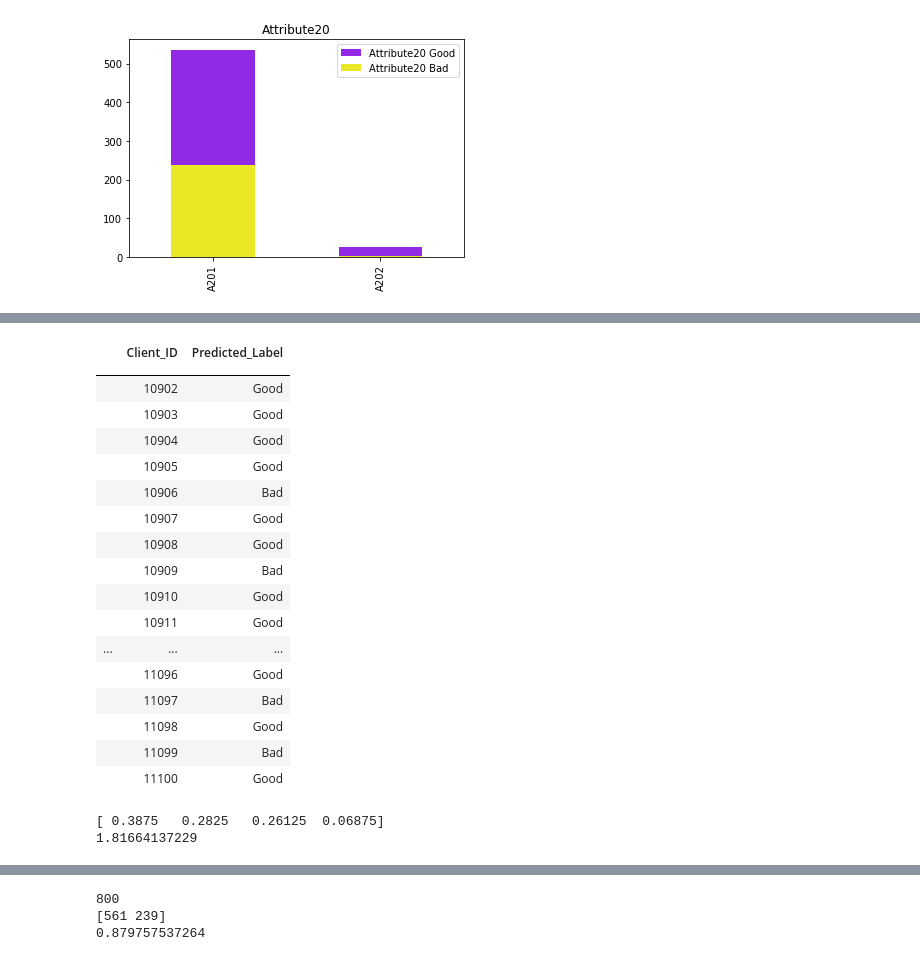
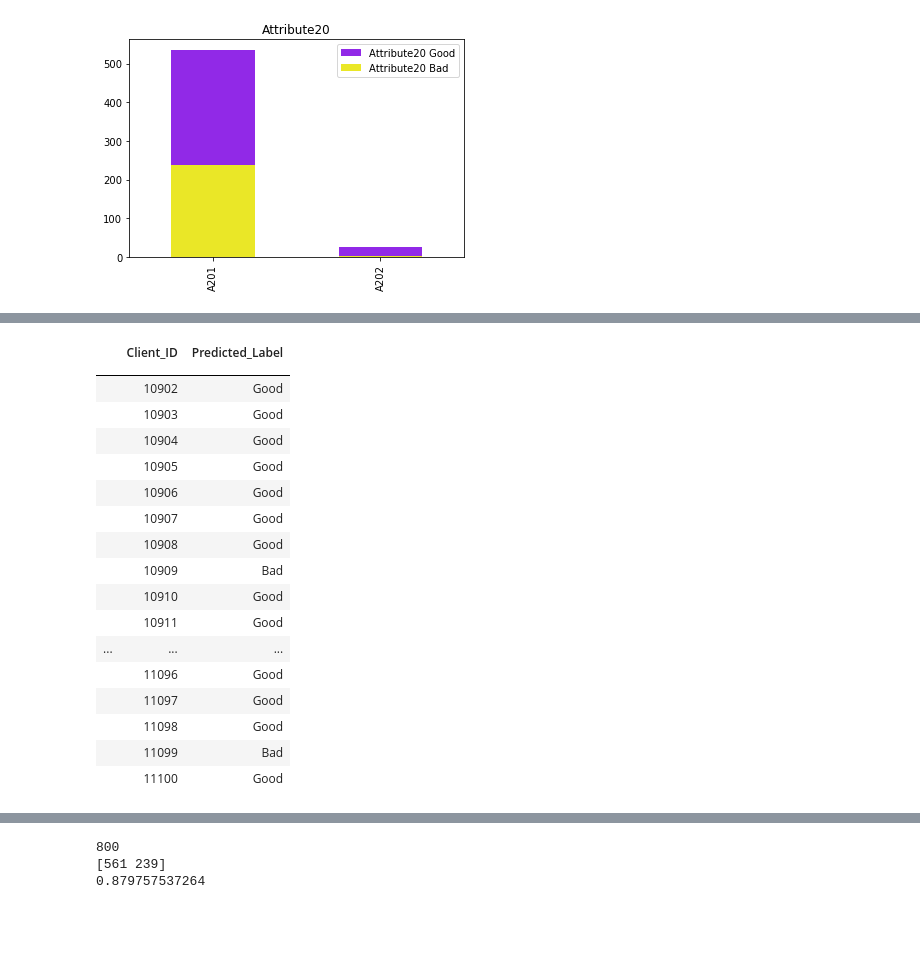
Before and after one commit to deniaAthanasakou/Texnikes-Exoruxhs-Dedomenwn, a Jupyter notebook: εργασια2/program.ipynb, the cells around one changed output, grey strips where cells are left out. Saved outputs shown, nothing was run; the diff lists cells and outputs as text; code cells hidden in the pictures; blank space fills up the shorter version.

```diff
--- a/εργασια2/program.ipynb
+++ b/εργασια2/program.ipynb
@@ -43,8 +21,14 @@ bad = df[df["Label"]==2]    #bad
 # %%
+df = pd.read_csv('train.tsv',sep='\t',encoding="utf-8")
+
+good = df[df["Label"]==1]    #good
+bad = df[df["Label"]==2]    #bad
+
 #Numericals
 Attributes = ["Attribute2","Attribute5","Attribute8","Attribute11","Attribute13","Attribute16","Attribute18"]
 
 for attribute in Attributes:
+
     Attribute_good = good[[attribute]]
     Attribute_bad = bad[[attribute]]
 
@@ -105,10 +89,16 @@ for attribute in Attributes:
 
     #Set title
     plt.title(attribute)
+
+    figBox = plt.gcf()
     plt.show()
 
-    # Save the figure
-    #fig.savefig('fig1.png', bbox_inches='tight')
+    # Save figure
+    path = 'Output/Box Plots/'
+    if not os.path.isdir(path): os.makedirs(path)
+    filename = 'box_plot%s.png' % attribute
+    filename = os.path.join(path, filename)
+    figBox.savefig(filename)
 # %% [output]
 [figure]
 [figure]
@@ -135,7 +125,16 @@ for item in attributesCategorical:
     attributeGood.value_counts().plot(kind='bar',label= stringGood, color = '#9129e7' )
     attributeBad.value_counts().plot(kind='bar',label= stringBad, color = '#eae727')
     plt.legend()
+
+    figHist = plt.gcf()
     plt.show()
+
+    # Save figure
+    path = 'Output/Histogram Plots/'
+    if not os.path.isdir(path): os.makedirs(path)
+    filename = 'hist_plot%s.png' % item
+    filename = os.path.join(path, filename)
+    figHist.savefig(filename)
 # %% [output]
 [figure]
 [figure]
@@ -329,40 +267,40 @@ tfidf_matrixTest = tfidf_vectorizer.fit_transform(tupleOfDocumentsTest)
 tfidf_matrixTest = np.array(TruncatedSVD(n_components = 10).fit_transform(tfidf_matrixTest))
 
 
-clf = GaussianNB()
+clf = RandomForestClassifier(n_estimators=80)#GaussianNB()
 clf.fit(X, y)
 
 categories = clf.predict(tfidf_matrixTest)
 
 TestList = []
 
 for i in range(len(categories)):
     if (categories[i]==1):
          TestList.append("Good")
     elif (categories[i]==2):
          TestList.append("Bad")
 
 FinalTestList = zip(IdList, TestList)
 
 with open('testSet_Predictions.csv', 'wb') as fp:
     writer = csv.writer(fp, delimiter='\t')
     l = [(' ','Client_ID', 'Predicted_Label')]
 
     for item in FinalTestList:
         l.append((' ',item[0],item[1]))
 
     writer.writerows(l)
 
 dfPredict = pd.read_csv('testSet_Predictions.csv',sep='\t',encoding="utf-8",index_col=0)
 dfPredict
 # %% [output]
 |  | Client_ID | Predicted_Label |
 |  |  |  |
 |  | 10902 | Good |
 |  | 10903 | Good |
 |  | 10904 | Good |
 |  | 10905 | Good |
-|  | 10906 | Bad |
+|  | 10906 | Good |
 |  | 10907 | Good |
 |  | 10908 | Good |
 |  | 10909 | Bad |
@@ -370,51 +308,7 @@ dfPredict
 |  | 10911 | Good |
 | ... | ... | ... |
 |  | 11096 | Good |
-|  | 11097 | Bad |
+|  | 11097 | Good |
 |  | 11098 | Good |
 |  | 11099 | Bad |
 |  | 11100 | Good |
-# %%
-import math
-from __future__ import division
-
-firstFeature = df['Attribute1']
-firstFeature = pd.Series(firstFeature)
-#feature
-
-secondFeature1 = df['Attribute2']
-secondFeature = np.histogram(secondFeature1, bins=5, range=None, normed=False, weights=None)
-secondFeature = pd.Series(secondFeature)    #Numerical needs to be transformed
-#print secondFeature1
-#print "woa"
-#print secondFeature
-#print "k"
-
-#secondFeature = pd.qcut(secondFeature1, 5)
-#print secondFeature
-#print "haha"
-
-
-probabilitiesFirst = np.array(firstFeature.value_counts()/800);
-
-print probabilitiesFirst
-
-
-entropiesFirst = []
-for i in range(len(probabilitiesFirst)):
-    mathem = -probabilitiesFirst[i]*math.log(probabilitiesFirst[i],2)    # -pi*log2(pi)
-    entropiesFirst.append(mathem)
-
-parentEntropy = sum(entropiesFirst)
-print parentEntropy
-
-
-#infoGain = parentEntropy - average entropy children
-
-
-
-#infoGain = parentEntropy - sumEntropies   #auto edo 8elei ftiaksimo
-#infoGain
-# %% [output]
-[ 0.3875   0.2825   0.26125  0.06875]
-1.81664137229
```
Also changed, not shown: parts of 16 cells of this notebook, 26 other files.
